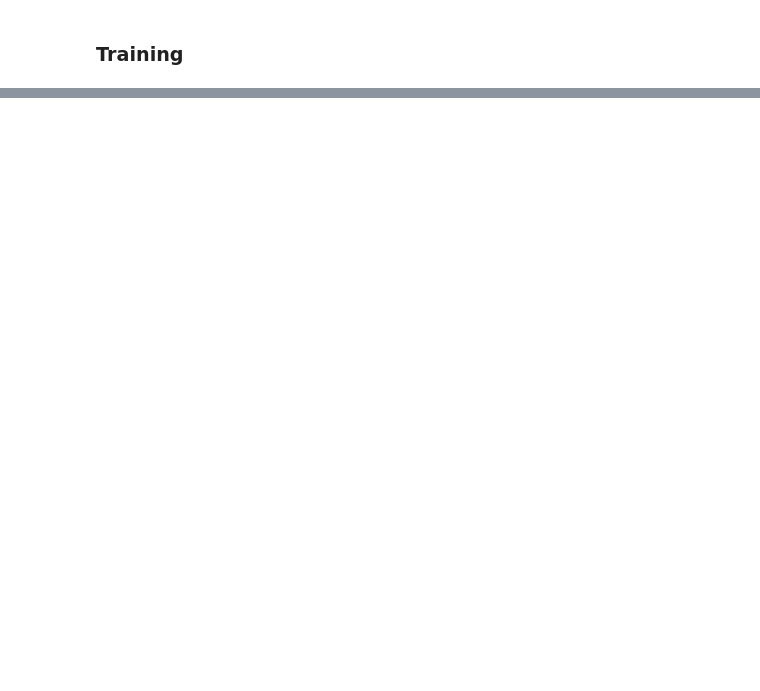
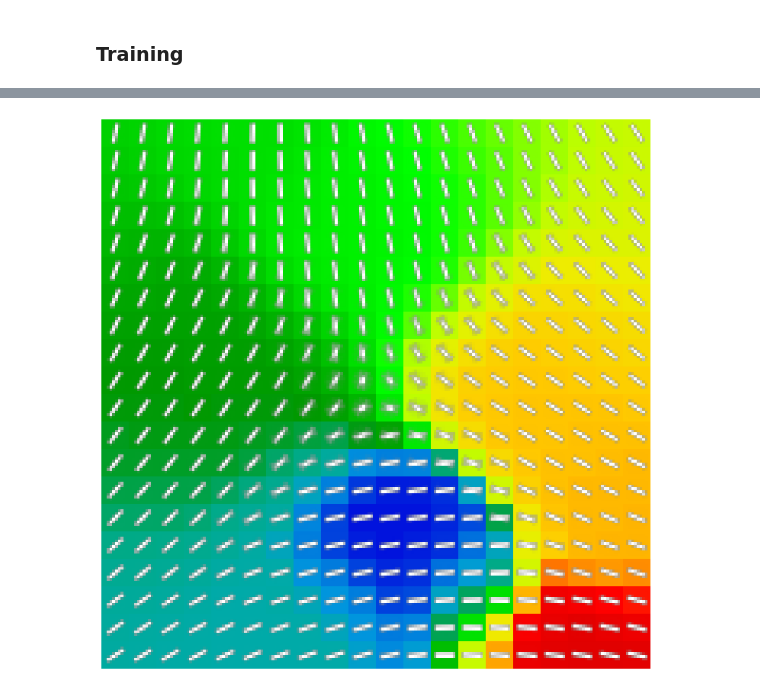
Before and after one commit to francesco-mannella/Supervised-Topological-Maps, a Jupyter notebook: som_bar_color_test.ipynb, the cells around one changed output, grey strips where cells are left out. Drawn from its saved outputs; the diff is of its cells as text; code cells hidden in the pictures; blank space fills up the shorter version.

```diff
--- a/som_bar_color_test.ipynb
+++ b/som_bar_color_test.ipynb
@@ -26,12 +26,13 @@ from stm.stm import STM, RBF2DInterpolation
 # %%
 # Model constants ----
 
+x_train = x_train[:10000]
 x_train = 2*x_train/255 - 1
 inp_num = x_train.shape[1:]
 inp_side = inp_num[0]
-out_num = 10**2
+out_num = 20**2
 out_side = int(np.sqrt(out_num))
-initial_lr = 0.05
-initial_sigma = out_side//8
+initial_lr = 0.3
+initial_sigma = out_side
 min_sigma =0.7
 # %%
@@ -154,22 +140,0 @@ loss: 117.74502487182617
-# %%
-# initialize plots ----
-fig1 = plt.figure(figsize=(20, 10))
-# The weights plotted as digit prototypes
-ax2 = fig1.add_subplot(111, aspect="auto")
-w = ax2.imshow(np.random.rand(inp_height, inp_width),vmin=-1, vmax=1, cmap=plt.cm.gray)
-ax2.set_axis_off()
-
-
-# get current weights
-weights = model.get_layer('stm').kernel.numpy()
-# reshape weights so to obtain a matrix of matrices (the actual prototypes)
-weights = weights.reshape(inp_width, inp_height, out_side, out_side)\
-    .transpose(3,0,2,1).reshape(inp_width*out_side,inp_height*out_side)
-#update weights plot
-w.set_data(weights.T)
-w.set_clim(weights.min(),weights.max())
-
-# display
-fig1.tight_layout()
-
-display(fig1)
@@ -201,0 +141,18 @@ plt.show()
+# %%
+new_model = keras.models.load_model('orientation_model')
+weights = model.get_layer('stm').kernel.numpy()
+weights.shape
+fig = plt.figure(figsize=(10,10))
+for i, w in enumerate(weights.T):
+    ww = (w - w.min())/(w.max()- w.min())
+    ww = ww.reshape(inp_width,inp_height)
+    c = new_model.predict(ww.reshape(1,10,10))
+    c = plt.cm.nipy_spectral(c*1.2)
+    ax = fig.add_subplot(out_side,out_side,i+1)
+    ax.imshow(ww.reshape(inp_width, inp_height, 1) *c[0].reshape(1,1,4))
+    #ax.imshow(ww)
+    ax.set_axis_off()
+fig.tight_layout(pad=0.01)
+fig.savefig("orientation.png")
+# %% [output]
+[figure, added]
```
Also changed, not shown: parts of 6 cells of this notebook, 2 other files.
